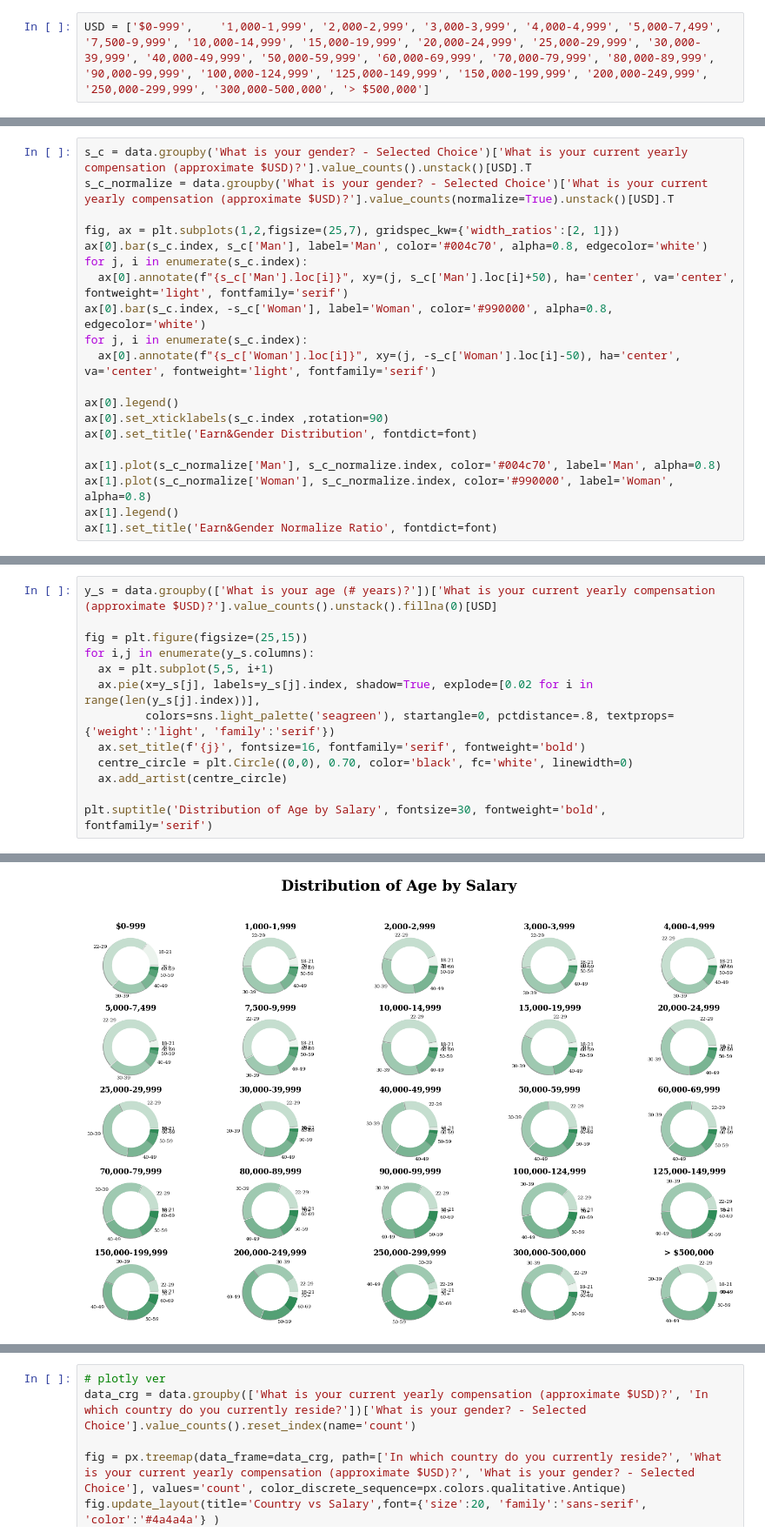
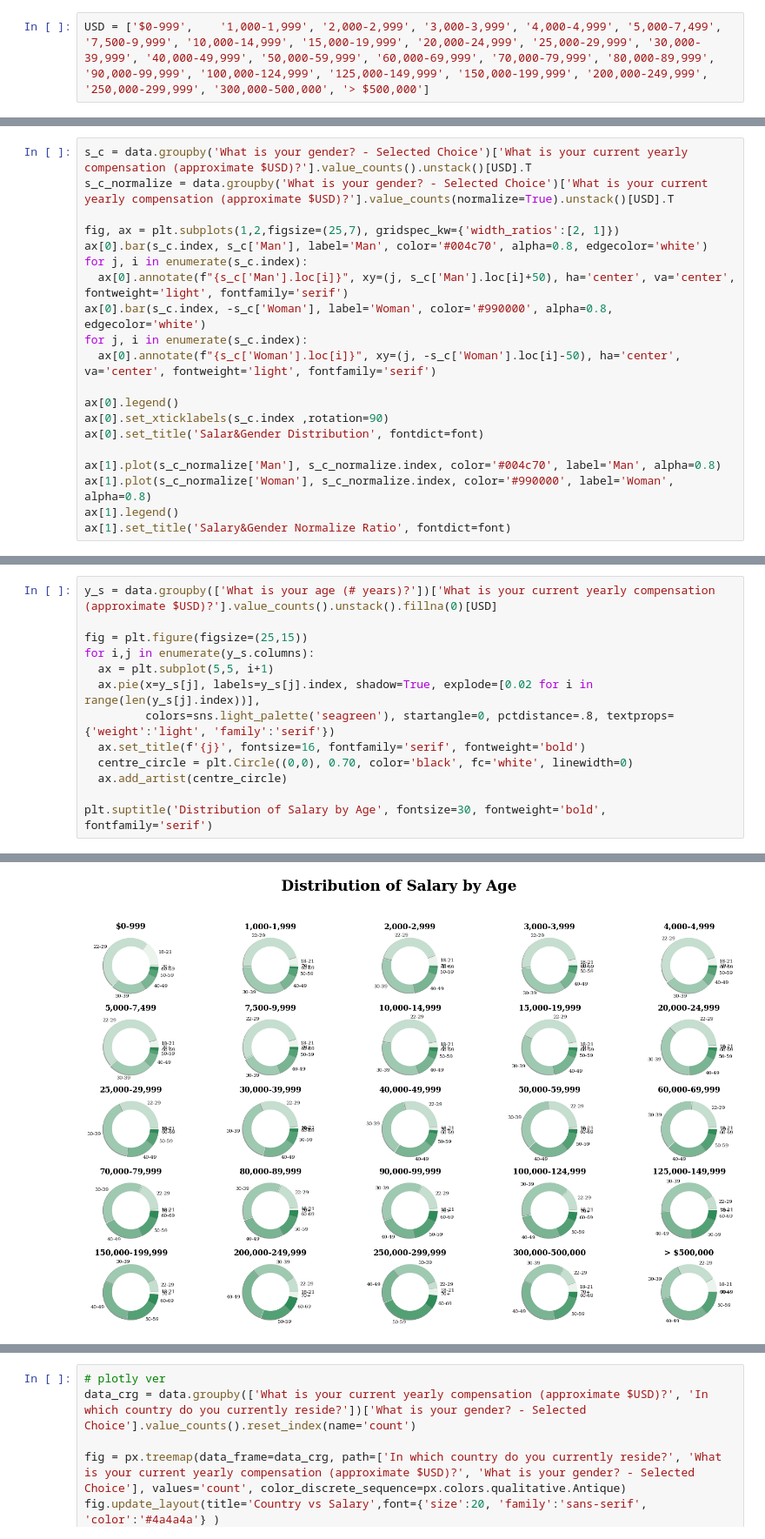
Before and after one commit to O-Kpy/Project, a Jupyter notebook: Kaggle_Survey_viz_Project.ipynb, the cells around one changed output, grey strips where cells are left out. Shown at 87% size. Cells and saved outputs as stored; diff of their text form.

```diff
--- a/Kaggle_Survey_viz_Project.ipynb
+++ b/Kaggle_Survey_viz_Project.ipynb
@@ -186,10 +187,10 @@ for j, i in enumerate(s_c.index):
 
 ax[0].legend()
 ax[0].set_xticklabels(s_c.index ,rotation=90)
-ax[0].set_title('Earn&Gender Distribution', fontdict=font)
+ax[0].set_title('Salar&Gender Distribution', fontdict=font)
 
 ax[1].plot(s_c_normalize['Man'], s_c_normalize.index, color='#004c70', label='Man', alpha=0.8)
 ax[1].plot(s_c_normalize['Woman'], s_c_normalize.index, color='#990000', label='Woman', alpha=0.8)
 ax[1].legend()
-ax[1].set_title('Earn&Gender Normalize Ratio', fontdict=font)
+ax[1].set_title('Salary&Gender Normalize Ratio', fontdict=font)
 # %% [output]
@@ -224,5 +225,5 @@ for i,j in enumerate(y_s.columns):
   centre_circle = plt.Circle((0,0), 0.70, color='black', fc='white', linewidth=0)
   ax.add_artist(centre_circle)
 
-plt.suptitle('Distribution of Age by Salary', fontsize=30, fontweight='bold', fontfamily='serif')
+plt.suptitle('Distribution of Salary by Age', fontsize=30, fontweight='bold', fontfamily='serif')
 # %% [output]
@@ -230,4 +231,4 @@ Text(0.5, 0.98, 'Distribution of Age by Salary')
-[figure, old version]
+[figure, new version]
 # %% [markdown]
 # 위 시각화로 알 수 있는 것
 
```
Also changed, not shown: parts of 14 cells of this notebook.
